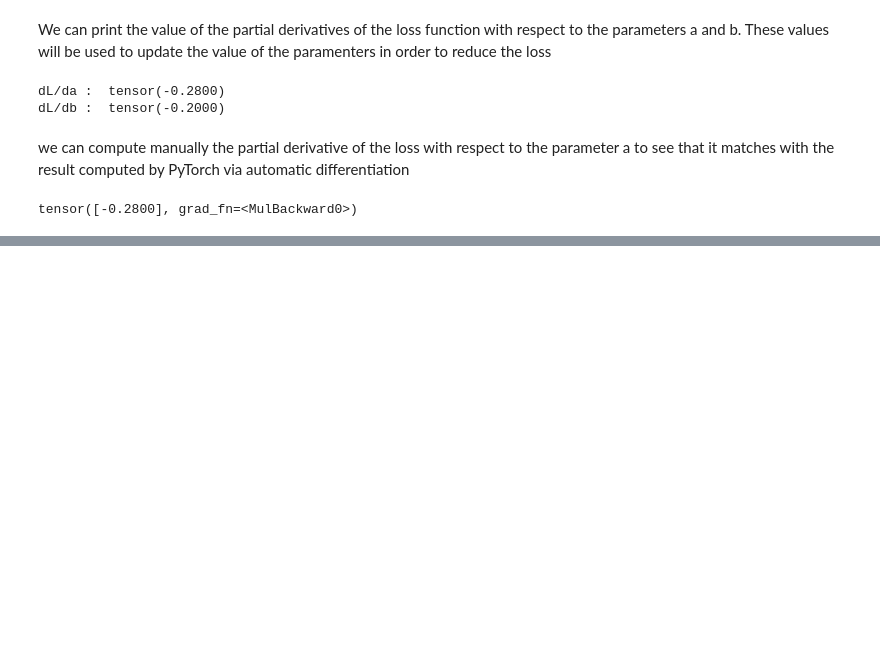
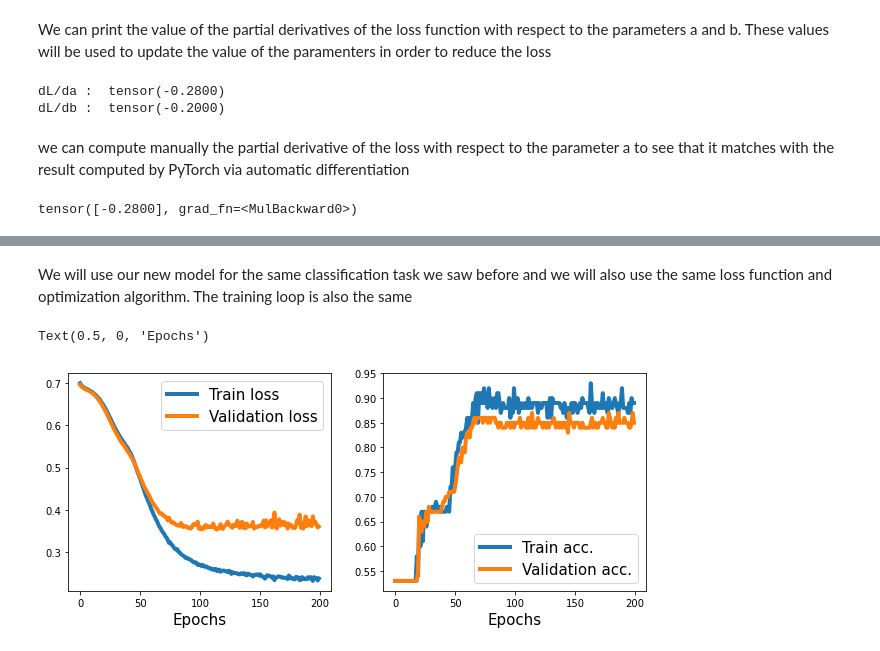
Before and after one commit to luigiselmi/dlwpt_nb, a Jupyter notebook: pml3/computation_graph_and_autodiff.ipynb, the cells around one changed output, grey strips where cells are left out. Cells and saved outputs as stored; diff of their text form; code cells hidden in the pictures; blank space fills up the shorter version.

```diff
--- a/pml3/computation_graph_and_autodiff.ipynb
+++ b/pml3/computation_graph_and_autodiff.ipynb
@@ -110,0 +189,3 @@ tensor([-0.2800], grad_fn=<MulBackward0>)
+# %%
+loss_fn = nn.BCELoss()
+optimizer = torch.optim.SGD(model.parameters(), lr=0.015)
@@ -110,0 +245,25 @@ tensor([-0.2800], grad_fn=<MulBackward0>)
+# %%
+class MyModule(nn.Module):
+    def __init__(self):
+        super().__init__()
+        l1 = nn.Linear(2, 4)
+        a1 = nn.ReLU()
+        l2 = nn.Linear(4, 4)
+        a2 = nn.ReLU()
+        l3 = nn.Linear(4, 1)
+        a3 = nn.Sigmoid()
+        l = [l1, a1, l2, a2, l3, a3]
+        self.module_list = nn.ModuleList(l)
+
+    def forward(self, x):
+        for f in self.module_list:
+            x = f(x)
+        return x
+
+    def predict(self, x):
+        x = torch.tensor(x, dtype=torch.float32)
+        pred = self.forward(x)[:, 0]
+        return (pred>=0.5).float()
+
+model = MyModule()
+model
@@ -110,0 +281,22 @@ tensor([-0.2800], grad_fn=<MulBackward0>)
+# %% [markdown]
+We will use our new model for the same classification task we saw before and we will also use the same loss function and optimization algorithm. The training loop is also the same
+# %%
+loss_fn = nn.BCELoss()
+optimizer = torch.optim.SGD(model.parameters(), lr=0.015)
+history = train(model, num_epochs, train_dl, x_valid, y_valid)
+# %%
+fig = plt.figure(figsize=(16, 4))
+ax = fig.add_subplot(1, 3, 1)
+plt.plot(history[0], lw=4)
+plt.plot(history[1], lw=4)
+plt.legend(['Train loss', 'Validation loss'], fontsize=15)
+ax.set_xlabel('Epochs', size=15)
+
+ax = fig.add_subplot(1, 3, 2)
+plt.plot(history[2], lw=4)
+plt.plot(history[3], lw=4)
+plt.legend(['Train acc.', 'Validation acc.'], fontsize=15)
+ax.set_xlabel('Epochs', size=15)
+# %% [output]
+Text(0.5, 0, 'Epochs')
+[figure, added]
```
Also changed, not shown: parts of 21 cells of this notebook.
